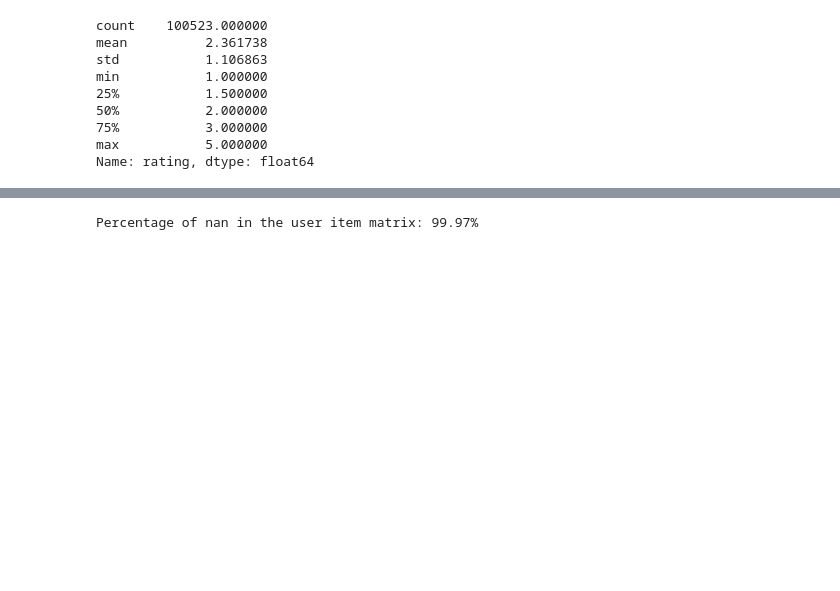
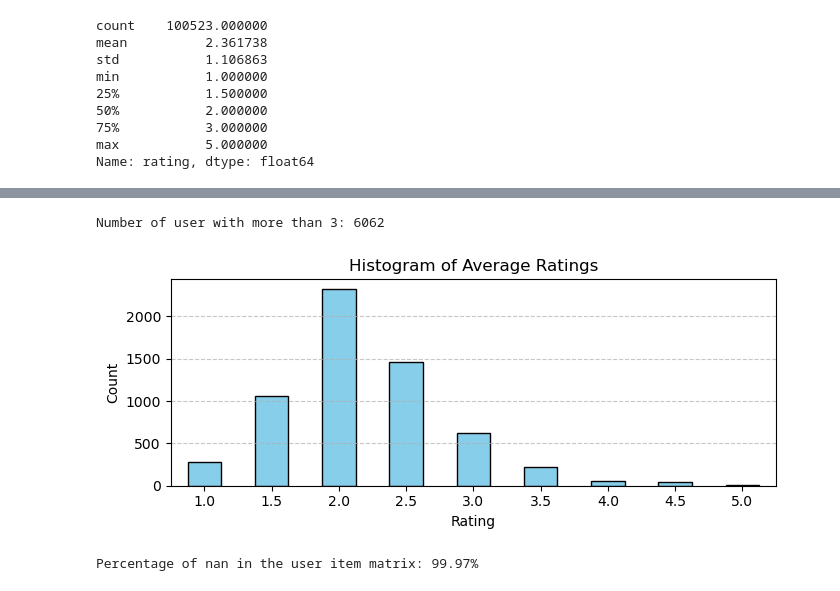
Before and after one commit to paulo-03/recommender_systems, a Jupyter notebook: data_analysis.ipynb, the cells around one changed output, grey strips where cells are left out. Drawn from its saved outputs; the diff is of its cells as text; code cells hidden in the pictures; blank space fills up the shorter version.

```diff
--- a/data_analysis.ipynb
+++ b/data_analysis.ipynb
@@ -181,3 +200,38 @@ Name: rating, dtype: float64
+# %%
+min_interaction = 3
+
+# Calculate the count and mean of ratings grouped by user_id
+count = train_df[['user_id', 'rating']].groupby(by='user_id').count()
+mean = train_df[['user_id', 'rating']].groupby(by='user_id').mean()
+
+# Create a DataFrame with count and mean
+avg_rating_df = count.rename(columns={'rating': 'count'})
+avg_rating_df['mean_rating'] = mean['rating']
+
+# Filter users with at least 5 ratings
+avg_rating_df = avg_rating_df[avg_rating_df['count'] >= min_interaction]
+print(f"Number of user with more than {min_interaction}: {avg_rating_df.shape[0]}")
+
+# Round the mean ratings to the nearest 0.5 neighbor
+avg_rating_df['mean_rating_rounded'] = avg_rating_df['mean_rating'].apply(lambda x: round(x * 2) / 2)
+
+# Convert to a DataFrame
+rating_counts_df = pd.DataFrame.from_dict(Counter(avg_rating_df['mean_rating_rounded']), orient='index', columns=['count']).sort_index()
+
+# Plot the histogram
+plt.figure(figsize=(7, 3))
+rating_counts_df['count'].plot(kind='bar', color='skyblue', edgecolor='black')
+plt.xlabel('Rating')
+plt.ylabel('Count')
+plt.title('Histogram of Average Ratings')
+plt.xticks(ticks=range(len(rating_counts_df.index)), labels=rating_counts_df.index, rotation=0)
+plt.grid(axis='y', linestyle='--', alpha=0.7)
+plt.tight_layout()
+plt.savefig("avg_rating.pdf")
+plt.show()
+# %% [output]
+Number of user with more than 3: 6062
+[figure, added]
 # %%
 #check the % of nan in the user item matrix
 nan = matrix_df.isna().sum().sum()
```
Also changed, not shown: parts of 2 cells of this notebook, 5 other files.
